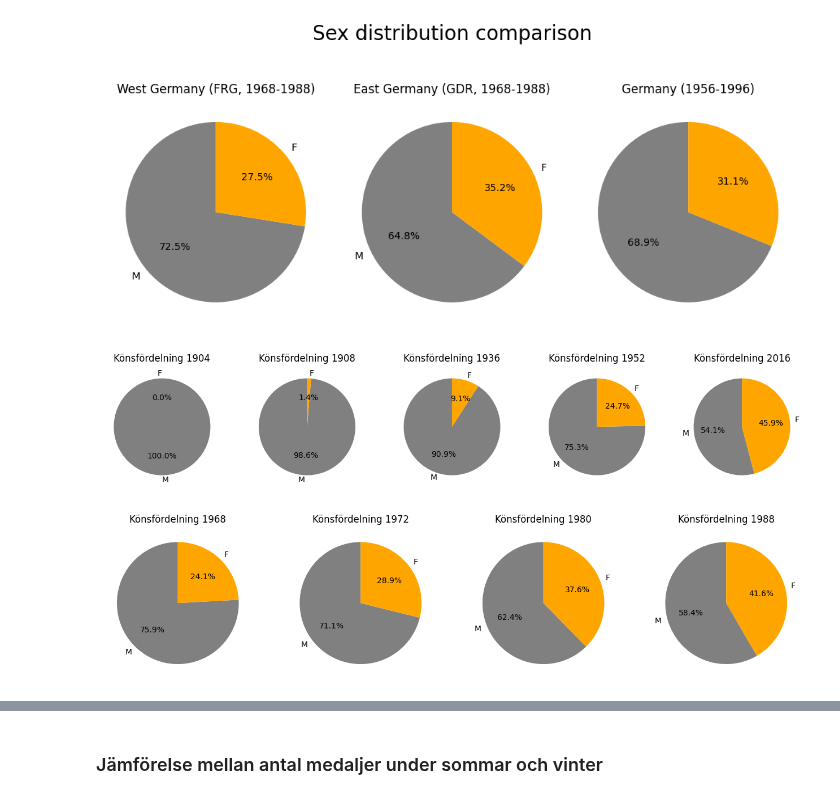
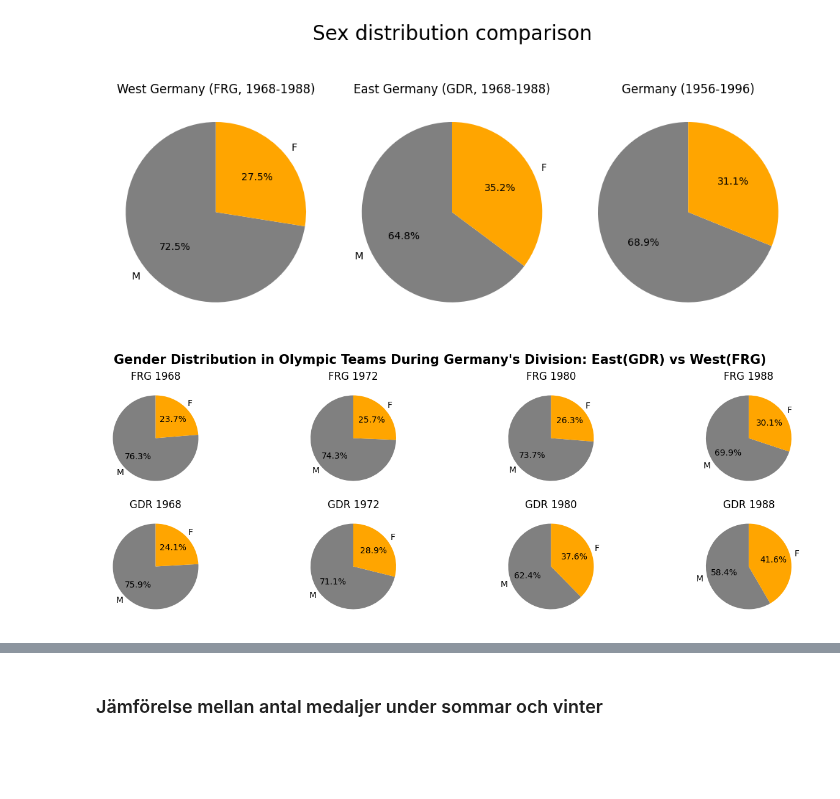
Before and after one commit to SebastianPetersson/Project_OS, a Jupyter notebook: Projekt_OS_Tyskland.ipynb, the cells around one changed output, grey strips where cells are left out. Drawn from its saved outputs; the diff is of its cells as text; code cells hidden in the pictures; blank space fills up the shorter version.

```diff
--- a/Projekt_OS_Tyskland.ipynb
+++ b/Projekt_OS_Tyskland.ipynb
@@ -67,10 +71,6 @@ plt.tight_layout()
 # %% [output]
 [figure]
 # %%
-Functions.sex_dist_years(germany, [1904, 1908, 1936, 1952, 2016])
+Functions.sex_distribution(west_germany, east_germany, [1968, 1972, 1980, 1988])
 # %% [output]
-[figure, old version]
+[figure, new version]
-# %%
-Functions.sex_dist_years(east_germany, years=[1968, 1972, 1980, 1988])
-# %% [output]
-[figure, removed]
```
Also changed, not shown: parts of 19 cells of this notebook.
